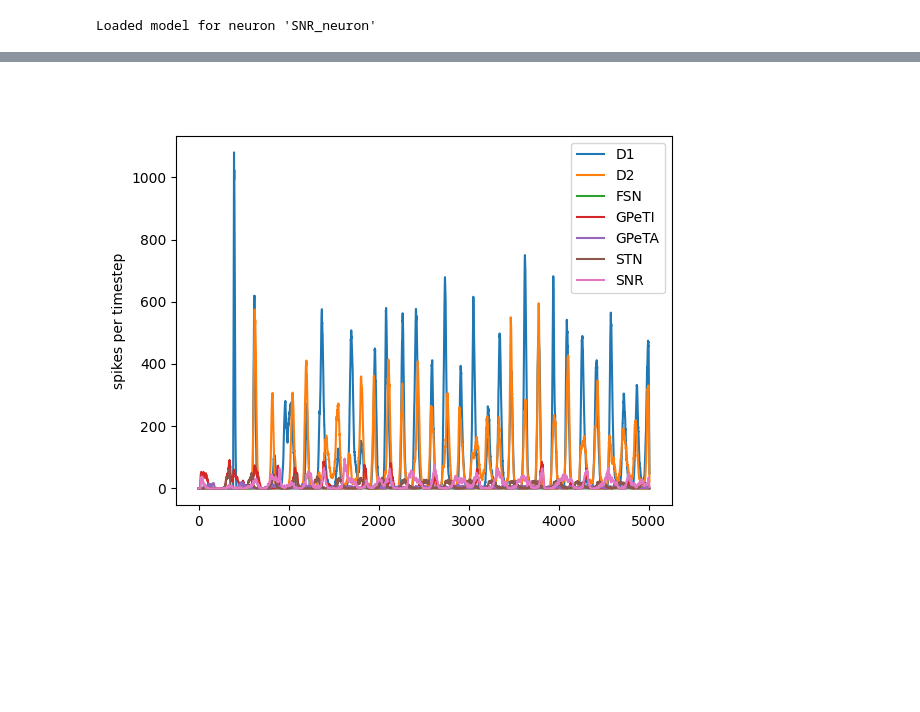
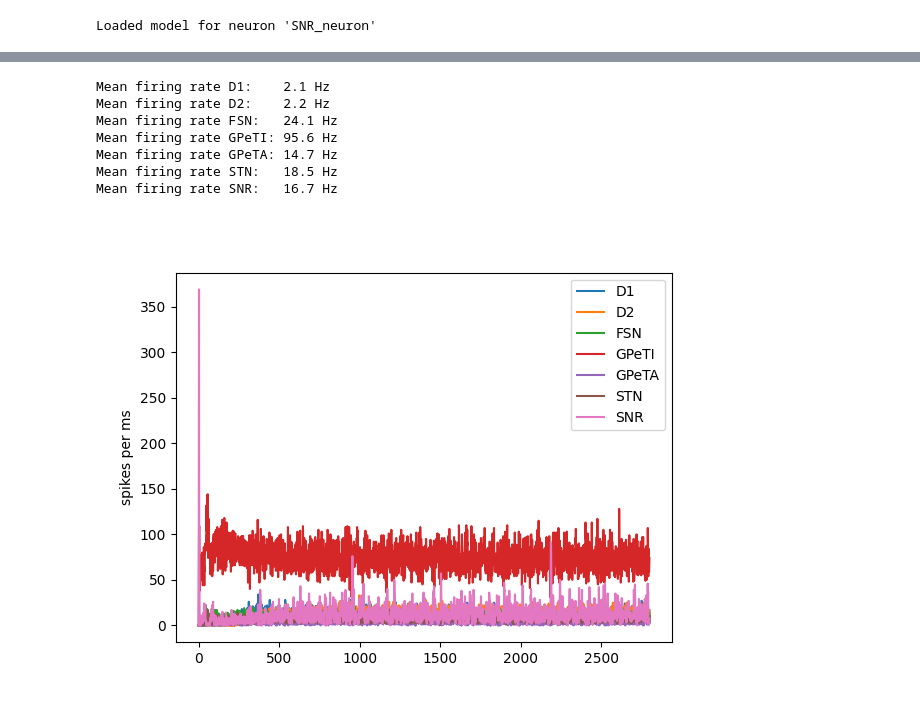
Before and after one commit to djanloo/quilt, a Jupyter notebook: basal_ganglia.ipynb, the cells around one changed output, grey strips where cells are left out. Cells and saved outputs as stored; diff of their text form; code cells hidden in the pictures; blank space fills up the shorter version.

Commit message:
Added OneToOne PoissonSpikeInjector device (#7)

```diff
--- a/basal_ganglia.ipynb
+++ b/basal_ganglia.ipynb
@@ -42,18 +49,19 @@ for population in sn.populations.values():
     population.monitorize_spikes()
 sn.populations[pop_state_monitorized].monitorize_states()
 # %%
-for pop in sn.populations.values():
-    pop.add_injector(50, 0, 500)
+poisson_inputs = dict(STN   = (500, 0.25 ),
+                      GPeTA = (170, 0.15),
+                      GPeTI = (1530, 0.25 ),
+                      FSN   = (944.4, 0.5),
+                      SNR   = (6000, 0.55)
+                    )
 
-sn.populations["D1"].add_injector(500,  # pA
-                                  0,   # ms
-                                  500   # ms
-                                 )
-sn.populations["D2"].add_injector(500,  # pA
-                                  0,   # ms
-                                  500   # ms
-                                 )
+for pop in poisson_inputs:
+    sn.populations[pop].add_poisson_spike_injector(*poisson_inputs[pop])
+
+sn.populations["D1"].add_poisson_spike_injector(1120, 0.45)
+sn.populations["D2"].add_poisson_spike_injector(972.927, 0.45)
 # %%
 # sn.run(dt=0.3, time=200)
-sn.run(dt=0.1, time=500)
+sn.run(dt=0.1, time=2800)
 # %% [output]
@@ -73,15 +82,30 @@ for pop in sn.populations.keys():
 states = sn.populations[pop_state_monitorized].get_data()['states']
 # %%
 fig, ax = plt.subplots()
+timesteps_per_bin = 10
+binned_signals = dict()
+
 for pop in spikes.keys():
-    N = 10
+    binned_signals[pop] = np.sum(
+                            spikes[pop][:-1].reshape(-1, timesteps_per_bin),
+                            axis=1).squeeze()
 
-    plt.plot(np.convolve(spikes[pop], np.ones(N)), label=pop)
+    mfr = np.mean(binned_signals[pop][200:]) * 1e3 / sn.populations[pop].n_neurons
+    print(f"Mean firing rate {pop}:\t{mfr:.1f} Hz")
+    plt.plot(binned_signals[pop], label=pop)
+
 # plt.ylim(0,600)
 plt.legend()
-plt.ylabel("spikes per timestep");
+plt.ylabel("spikes per ms");
 # %% [output]
+Mean firing rate D1:    2.1 Hz
+Mean firing rate D2:    2.2 Hz
+Mean firing rate FSN:   24.1 Hz
+Mean firing rate GPeTI: 95.6 Hz
+Mean firing rate GPeTA: 14.7 Hz
+Mean firing rate STN:   18.5 Hz
+Mean firing rate SNR:   16.7 Hz
-[figure, old version]
+[figure, new version]
 # %%
 from numpy.fft import fft, fftfreq
 from scipy.signal import welch
```
Also changed, not shown: parts of 6 cells of this notebook, 7 other files.
